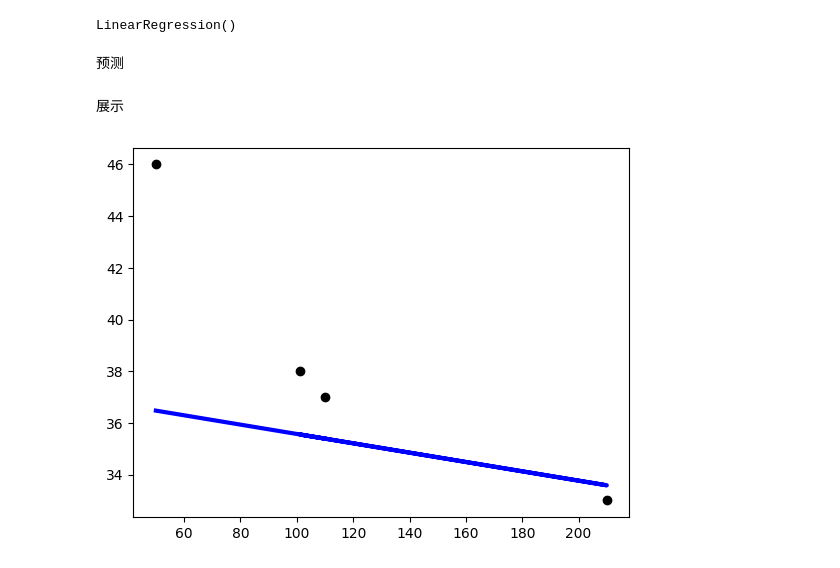
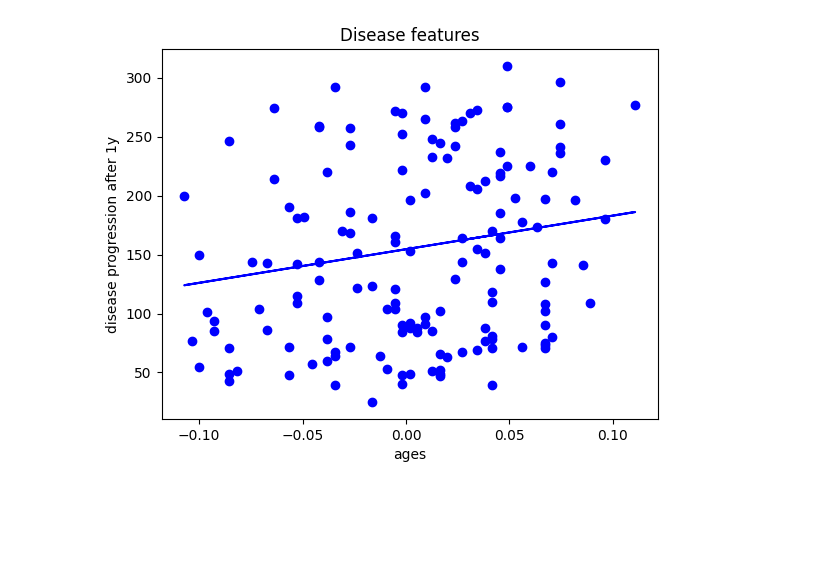
Before and after one commit to zprde/ML-For-Beginners, a Jupyter notebook: 2-Regression/1-Tools/assignment.ipynb, the cells around one changed output. Cells and saved outputs as stored; diff of their text form; code cells hidden in the pictures; blank space fills up the shorter version.

```diff
--- a/2-Regression/1-Tools/assignment.ipynb
+++ b/2-Regression/1-Tools/assignment.ipynb
@@ -5,11 +0,0 @@ y为[引体向上,仰卧起坐,跳跃]的数组
-# %%
-import numpy as np
-import matplotlib.pyplot as plt
-from sklearn import datasets, linear_model, model_selection
-
-X, y = datasets.load_linnerud(return_X_y=True)
-X = X[:, np.newaxis, 1]
-print(X)
-
-y = y[:, np.newaxis, 1]
-print(y)
@@ -36,2 +0,0 @@ print(y)
-# %%
-X_train, X_test, y_train, y_test = model_selection.train_test_split(X, y, test_size=0.2)
@@ -40,7 +0,0 @@ X_train, X_test, y_train, y_test = model_selection.train_test_split(X, y, test_s
-# %%
-model = linear_model.LinearRegression()
-model.fit(X_train, y_train)
-# %% [output]
-LinearRegression()
-# %% [markdown]
-预测
@@ -49,8 +1,26 @@ y_pred = model.predict(X_test)
-# %% [markdown]
-展示
-# %%
-plt.scatter(X_test, y_test,  color='black')
-plt.plot(X_test, y_pred, color='blue', linewidth=3)
-plt.show()
-# %% [output]
-[figure, removed]
+# %%
+import matplotlib.pyplot as plot
+import numpy
+from sklearn import datasets, linear_model, model_selection
+
+
+def train_and_show(X, y, index, title, color1, color2):
+    train_X, test_X, train_y, test_y = model_selection.train_test_split(X, y, train_size=0.66)
+    train_data = train_X[:, numpy.newaxis, index]
+    test_data = test_X[:, numpy.newaxis, index]
+    model = linear_model.LinearRegression()
+    model.fit(train_data, train_y)
+    predict_data = model.predict(test_data)
+    plot.scatter(test_data, test_y, color=color1)
+    plot.plot(test_data, predict_data, color=color2, label=title)
+
+
+X, y = datasets.load_diabetes(return_X_y=True)
+# %%
+train_and_show(X, y, 0, "ages", "blue", "blue")
+plot.xlabel("ages")
+plot.ylabel("disease progression after 1y")
+plot.title("Disease features")
+plot.show()
+# %% [output]
+[figure, added]
```
Also changed, not shown: parts of 7 cells of this notebook.
